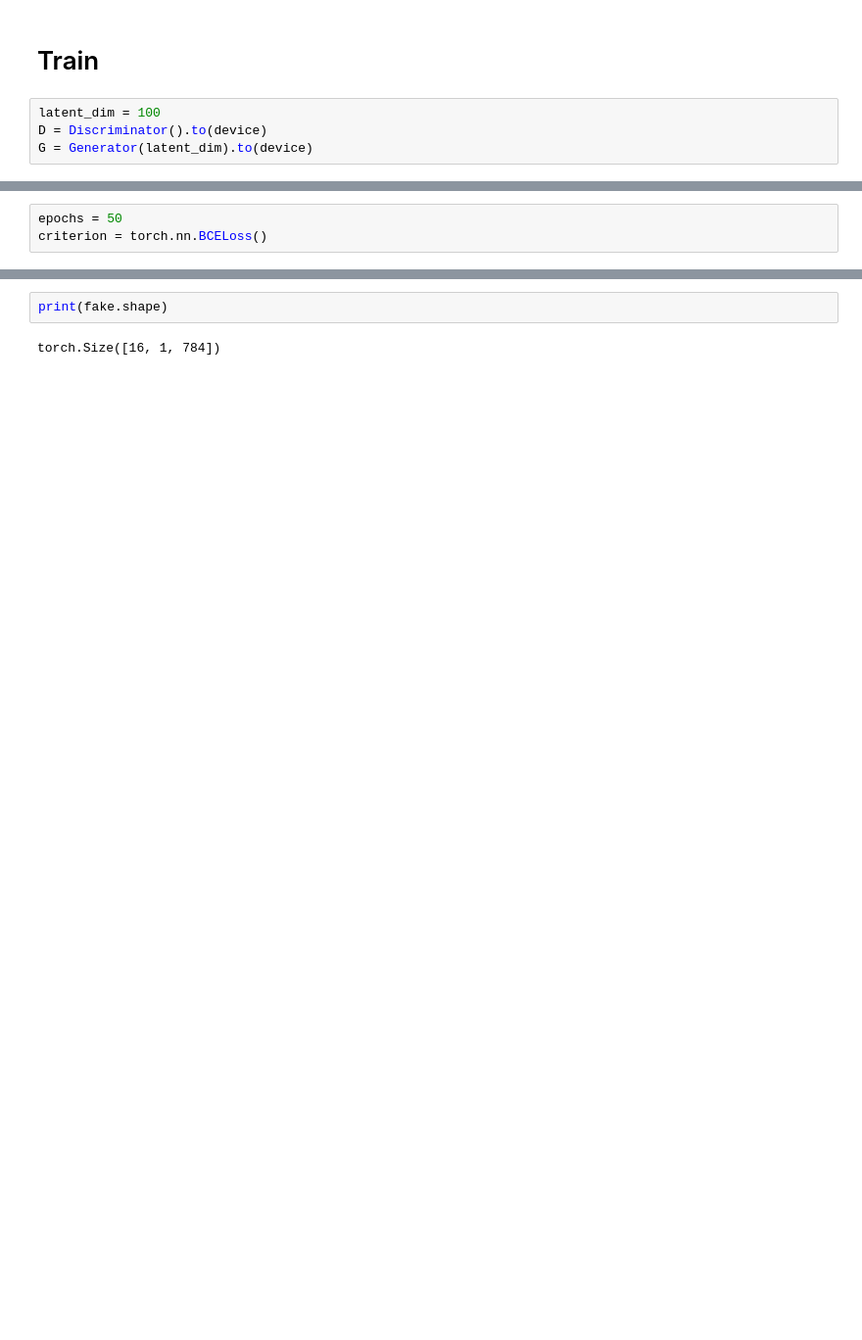
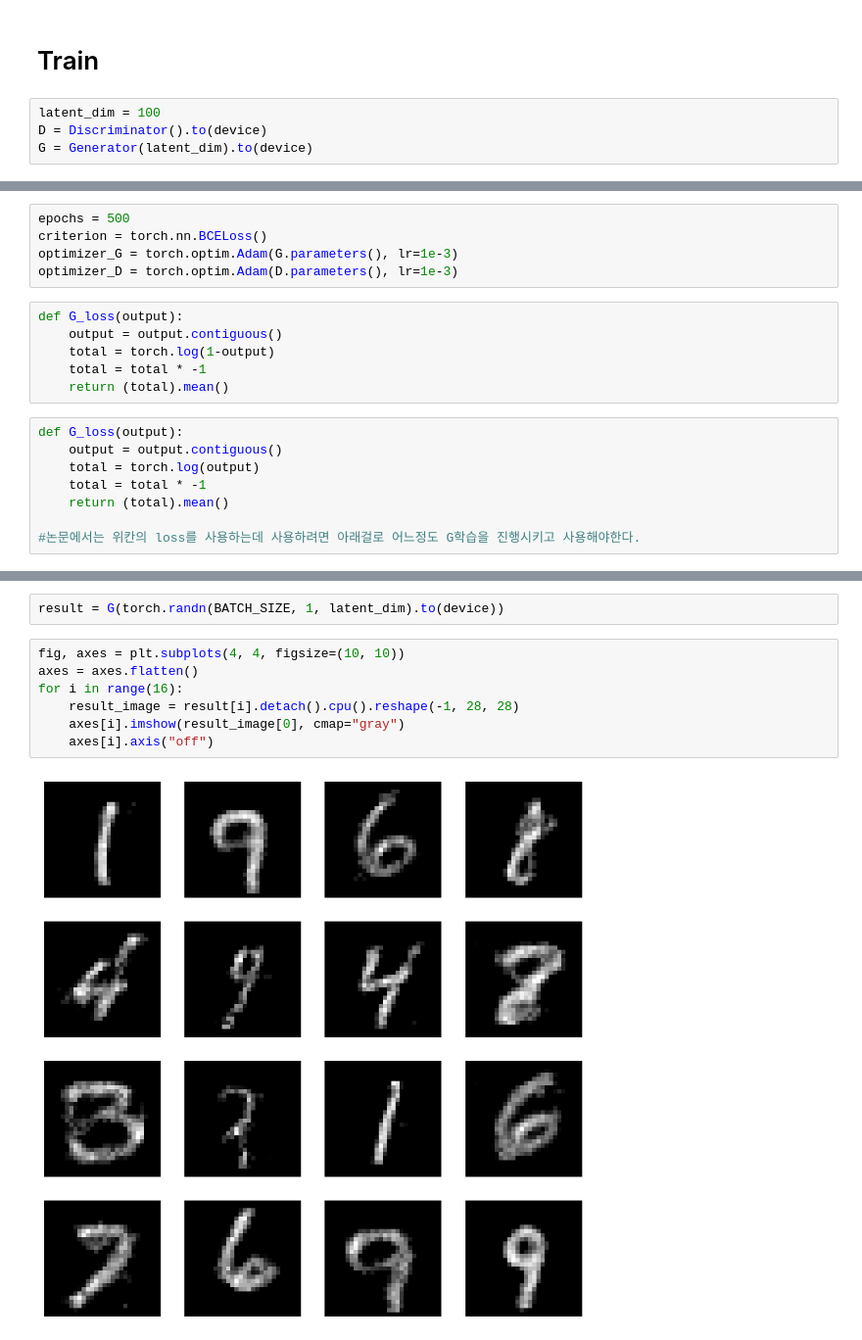
Before and after one commit to hykhhijk/PaperImplemenataion, a Jupyter notebook: GAN/GAN.ipynb, the cells around one changed output, grey strips where cells are left out. Shown: that part at 98% size. Drawn from its saved outputs; the diff is of its cells as text; blank space fills up the shorter version.

Commit message:
Train GAN & Visualization

```diff
--- a/GAN/GAN.ipynb
+++ b/GAN/GAN.ipynb
@@ -113,3 +146,19 @@ optimizer_G = torch.optim.SGD(G.parameters(), lr=0.1, momentum=0.5)
 # %%
-epochs = 50
+epochs = 500
 criterion = torch.nn.BCELoss()
+optimizer_G = torch.optim.Adam(G.parameters(), lr=1e-3)
+optimizer_D = torch.optim.Adam(D.parameters(), lr=1e-3)
+# %%
+def G_loss(output):
+    output = output.contiguous()
+    total = torch.log(1-output)
+    total = total * -1
+    return (total).mean()
+# %%
+def G_loss(output):
+    output = output.contiguous()
+    total = torch.log(output)
+    total = total * -1
+    return (total).mean()
+
+#논문에서는 위칸의 loss를 사용하는데 사용하려면 아래걸로 어느정도 G학습을 진행시키고 사용해야한다.
@@ -126,4 +294,11 @@ KeyboardInterrupt:
-# %%
-print(fake.shape)
-# %% [output]
-torch.Size([16, 1, 784])
+# %%
+result = G(torch.randn(BATCH_SIZE, 1, latent_dim).to(device))
+# %%
+fig, axes = plt.subplots(4, 4, figsize=(10, 10))
+axes = axes.flatten()
+for i in range(16):
+    result_image = result[i].detach().cpu().reshape(-1, 28, 28)
+    axes[i].imshow(result_image[0], cmap="gray")
+    axes[i].axis("off")
+# %% [output]
+[figure, added]
```
Also changed, not shown: parts of 10 cells of this notebook, 1 other file.
